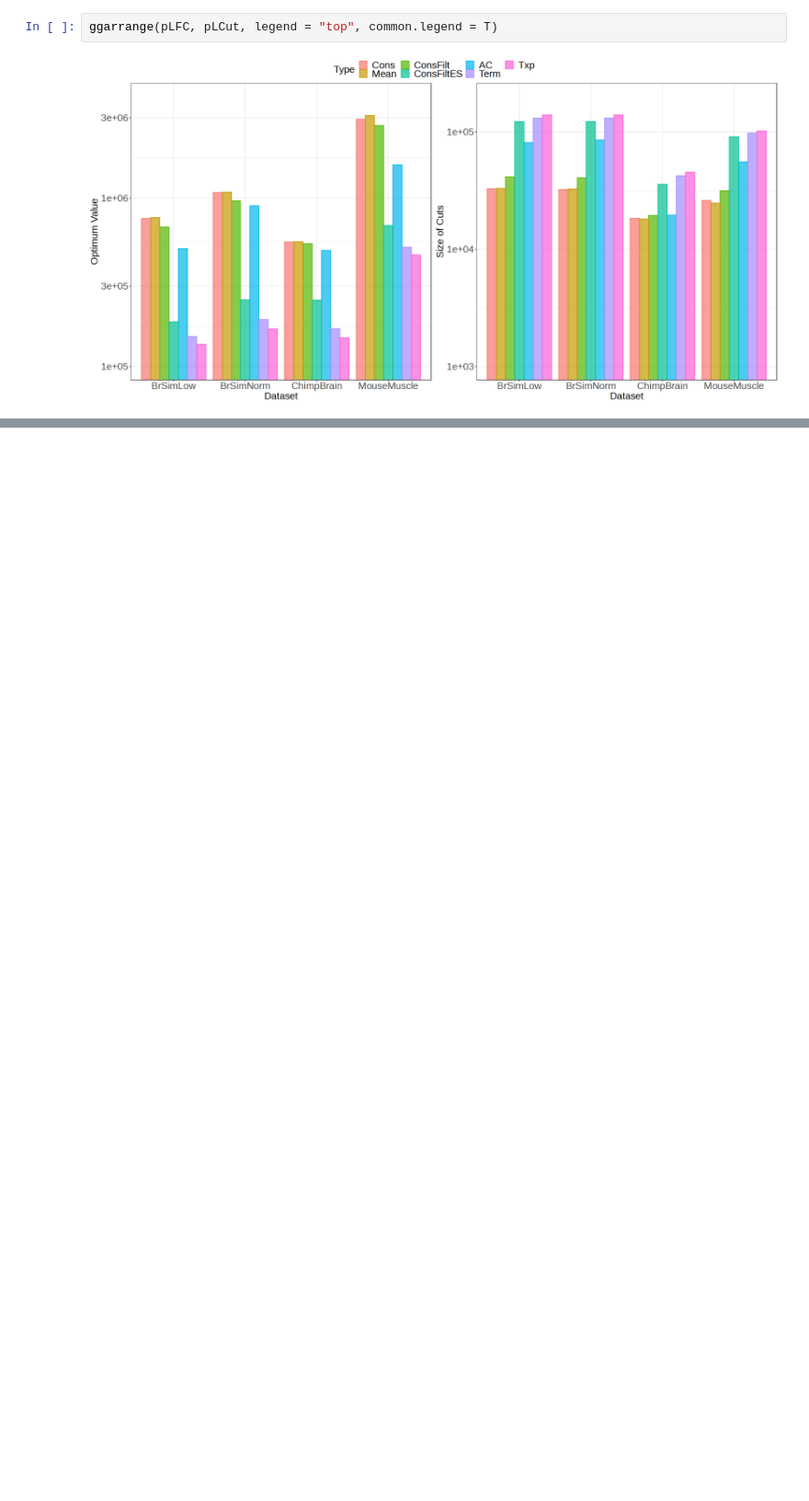
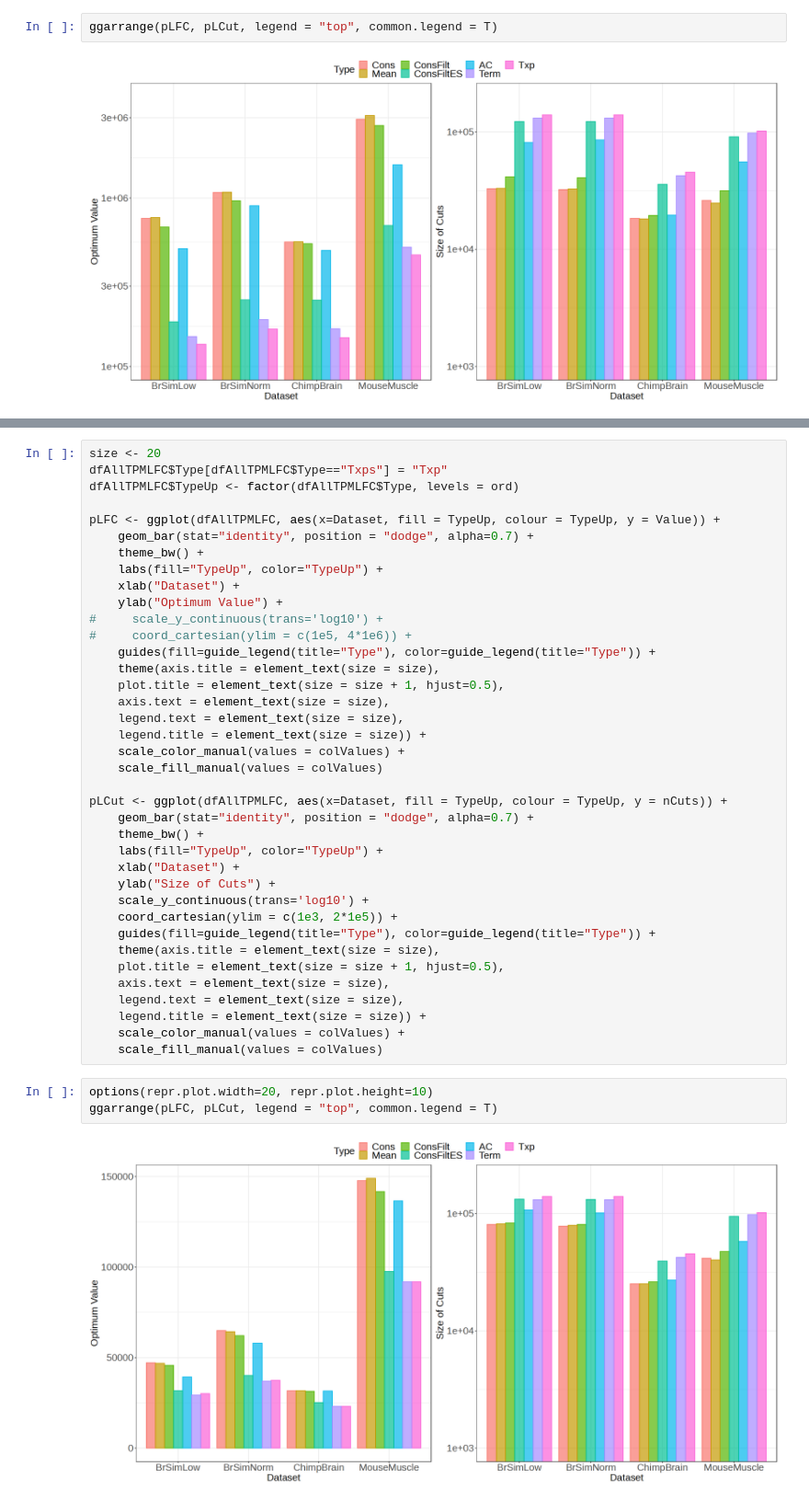
Before and after one commit to NPSDC/treeTerminusScripts, a Jupyter notebook: TreeTerminusImages/Obj.ipynb, the cells around one changed output, grey strips where cells are left out. Shown at 92% size. Drawn from its saved outputs; the diff is of its cells as text; blank space fills up the shorter version.

```diff
--- a/TreeTerminusImages/Obj.ipynb
+++ b/TreeTerminusImages/Obj.ipynb
@@ -302,0 +347,43 @@ ggarrange(pLFC, pLCut, legend = "top", common.legend = T)
+# %%
+size <- 20
+dfAllTPMLFC$Type[dfAllTPMLFC$Type=="Txps"] = "Txp"
+dfAllTPMLFC$TypeUp <- factor(dfAllTPMLFC$Type, levels = ord)
+
+pLFC <- ggplot(dfAllTPMLFC, aes(x=Dataset, fill = TypeUp, colour = TypeUp, y = Value)) +
+    geom_bar(stat="identity", position = "dodge", alpha=0.7) +
+    theme_bw() +
+    labs(fill="TypeUp", color="TypeUp") +
+    xlab("Dataset") +
+    ylab("Optimum Value") +
+#     scale_y_continuous(trans='log10') +
+#     coord_cartesian(ylim = c(1e5, 4*1e6)) +
+    guides(fill=guide_legend(title="Type"), color=guide_legend(title="Type")) +
+    theme(axis.title = element_text(size = size),
+    plot.title = element_text(size = size + 1, hjust=0.5),
+    axis.text = element_text(size = size),
+    legend.text = element_text(size = size),
+    legend.title = element_text(size = size)) +
+    scale_color_manual(values = colValues) +
+    scale_fill_manual(values = colValues)
+
+pLCut <- ggplot(dfAllTPMLFC, aes(x=Dataset, fill = TypeUp, colour = TypeUp, y = nCuts)) +
+    geom_bar(stat="identity", position = "dodge", alpha=0.7) +
+    theme_bw() +
+    labs(fill="TypeUp", color="TypeUp") +
+    xlab("Dataset") +
+    ylab("Size of Cuts") +
+    scale_y_continuous(trans='log10') +
+    coord_cartesian(ylim = c(1e3, 2*1e5)) +
+    guides(fill=guide_legend(title="Type"), color=guide_legend(title="Type")) +
+    theme(axis.title = element_text(size = size),
+    plot.title = element_text(size = size + 1, hjust=0.5),
+    axis.text = element_text(size = size),
+    legend.text = element_text(size = size),
+    legend.title = element_text(size = size)) +
+    scale_color_manual(values = colValues) +
+    scale_fill_manual(values = colValues)
+# %%
+options(repr.plot.width=20, repr.plot.height=10)
+ggarrange(pLFC, pLCut, legend = "top", common.legend = T)
+# %% [output]
+[figure, added]
```
Also changed, not shown: parts of 3 cells of this notebook, 14 other files.
